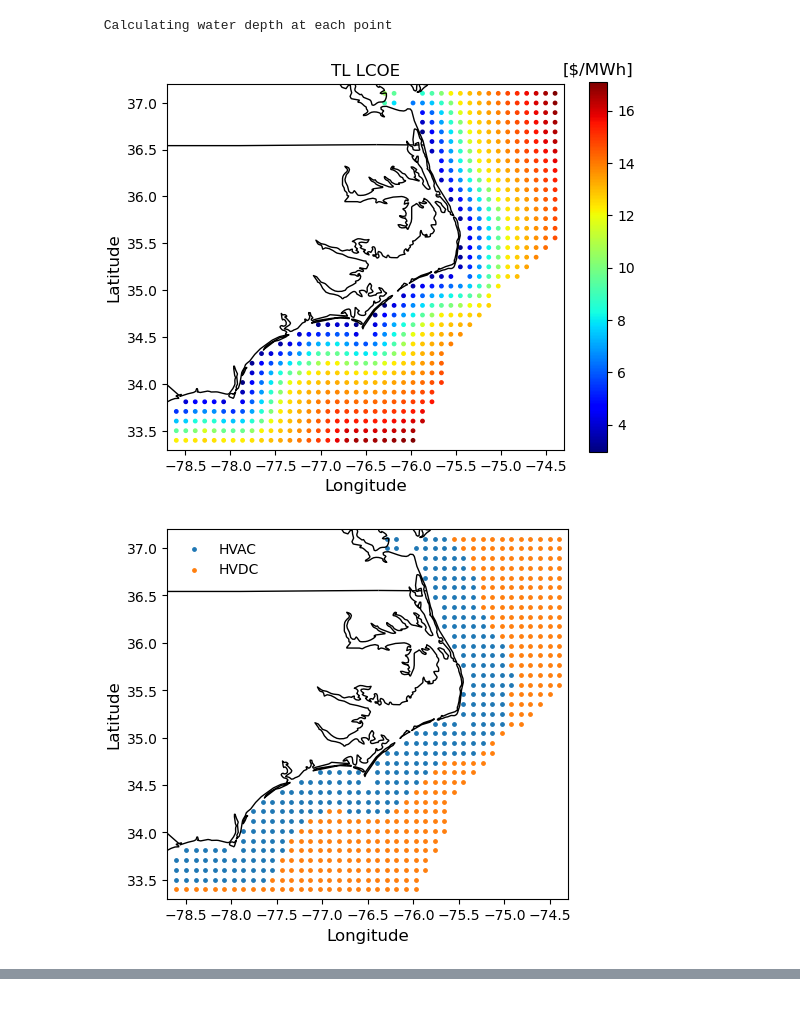
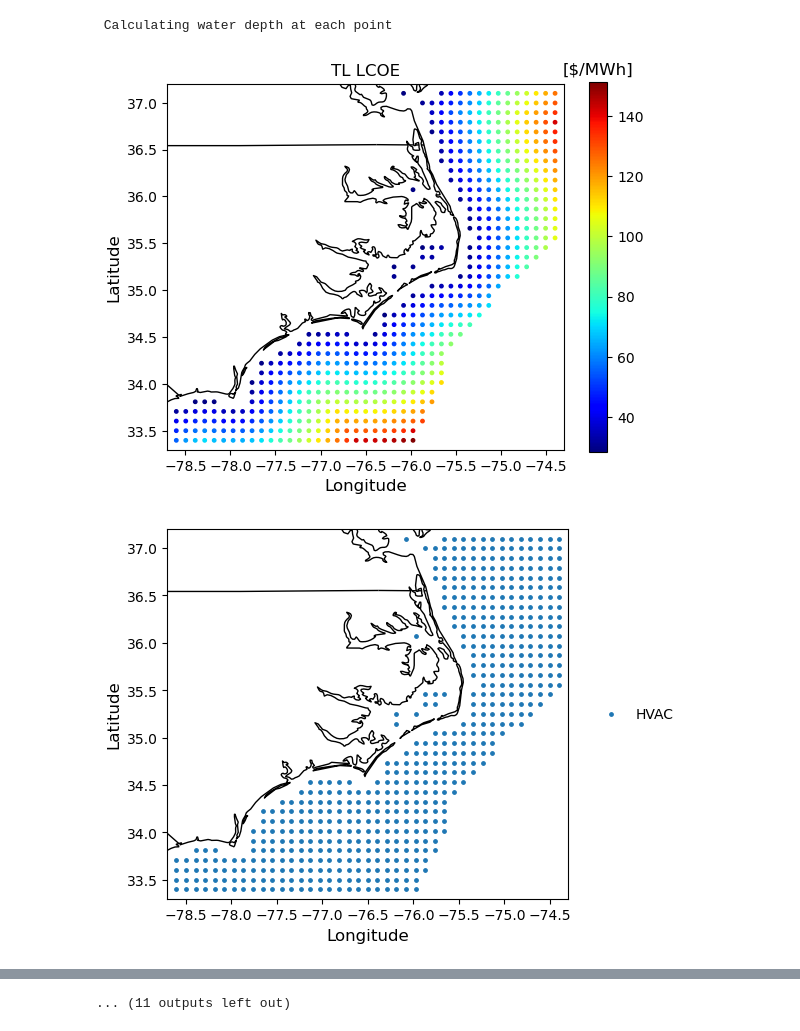
Before and after one commit to vaduraes/OceanPortfolioOptimization, a Jupyter notebook: Transmission.ipynb, the cells around one changed output, grey strips where cells are left out. Cells and saved outputs as stored; diff of their text form; code cells hidden in the pictures.

Commit message:
Add files and update code for wind energy analysis and transmission optimization

```diff
--- a/Transmission.ipynb
+++ b/Transmission.ipynb
@@ -29,25 +29,25 @@ DC_DataPath=InputDataPath+"/Transmission/DC_Cables_Param.xlsx"
 PlotPaths="./OutputData/Plots/"
 # %%
 RatedPower_Generation=15#[MW] #Maximum amout of power the transmission line can carry
-BestTransmissionParams=GetBestTransmission(InputDataPath, AC_DataPath, DC_DataPath, RatedPower_Generation, LatMaxMin=(33.5, 37), LongMaxMin=(-78.5, -74.5), StepsPerDegree=10, SavePath="./OutputData/Transmission_"+str(RatedPower_Generation)+"MW.npz")
+BestTransmissionParams=GetBestTransmission(InputDataPath, AC_DataPath, DC_DataPath, RatedPower_Generation, LatMaxMin=(33.5, 37), LongMaxMin=(-78.5, -74.5), StepsPerDegree=10, SavePath="./OutputData/Transmission/Transmission_"+str(RatedPower_Generation)+"MW.npz")
 
 RatedPower_Generation=60#[MW] #Maximum amout of power the transmission line can carry
-BestTransmissionParams=GetBestTransmission(InputDataPath, AC_DataPath, DC_DataPath, RatedPower_Generation, LatMaxMin=(33.5, 37), LongMaxMin=(-78.5, -74.5), StepsPerDegree=10, SavePath="./OutputData/Transmission_"+str(RatedPower_Generation)+"MW.npz")
+BestTransmissionParams=GetBestTransmission(InputDataPath, AC_DataPath, DC_DataPath, RatedPower_Generation, LatMaxMin=(33.5, 37), LongMaxMin=(-78.5, -74.5), StepsPerDegree=10, SavePath="./OutputData/Transmission/Transmission_"+str(RatedPower_Generation)+"MW.npz")
 
 RatedPower_Generation=100#[MW] #Maximum amout of power the transmission line can carry
-BestTransmissionParams=GetBestTransmission(InputDataPath, AC_DataPath, DC_DataPath, RatedPower_Generation, LatMaxMin=(33.5, 37), LongMaxMin=(-78.5, -74.5), StepsPerDegree=10, SavePath="./OutputData/Transmission_"+str(RatedPower_Generation)+"MW.npz")
+BestTransmissionParams=GetBestTransmission(InputDataPath, AC_DataPath, DC_DataPath, RatedPower_Generation, LatMaxMin=(33.5, 37), LongMaxMin=(-78.5, -74.5), StepsPerDegree=10, SavePath="./OutputData/Transmission/Transmission_"+str(RatedPower_Generation)+"MW.npz")
 
 RatedPower_Generation=300#[MW] #Maximum amout of power the transmission line can carry
-BestTransmissionParams=GetBestTransmission(InputDataPath, AC_DataPath, DC_DataPath, RatedPower_Generation, LatMaxMin=(33.5, 37), LongMaxMin=(-78.5, -74.5), StepsPerDegree=10, SavePath="./OutputData/Transmission_"+str(RatedPower_Generation)+"MW.npz")
+BestTransmissionParams=GetBestTransmission(InputDataPath, AC_DataPath, DC_DataPath, RatedPower_Generation, LatMaxMin=(33.5, 37), LongMaxMin=(-78.5, -74.5), StepsPerDegree=10, SavePath="./OutputData/Transmission/Transmission_"+str(RatedPower_Generation)+"MW.npz")
 
 RatedPower_Generation=600#[MW] #Maximum amout of power the transmission line can carry
-BestTransmissionParams=GetBestTransmission(InputDataPath, AC_DataPath, DC_DataPath, RatedPower_Generation, LatMaxMin=(33.5, 37), LongMaxMin=(-78.5, -74.5), StepsPerDegree=10, SavePath="./OutputData/Transmission_"+str(RatedPower_Generation)+"MW.npz")
+BestTransmissionParams=GetBestTransmission(InputDataPath, AC_DataPath, DC_DataPath, RatedPower_Generation, LatMaxMin=(33.5, 37), LongMaxMin=(-78.5, -74.5), StepsPerDegree=10, SavePath="./OutputData/Transmission/Transmission_"+str(RatedPower_Generation)+"MW.npz")
 
 RatedPower_Generation=1000#[MW] #Maximum amout of power the transmission line can carry
-BestTransmissionParams=GetBestTransmission(InputDataPath, AC_DataPath, DC_DataPath, RatedPower_Generation, LatMaxMin=(33.5, 37), LongMaxMin=(-78.5, -74.5), StepsPerDegree=10, SavePath="./OutputData/Transmission_"+str(RatedPower_Generation)+"MW.npz")
+BestTransmissionParams=GetBestTransmission(InputDataPath, AC_DataPath, DC_DataPath, RatedPower_Generation, LatMaxMin=(33.5, 37), LongMaxMin=(-78.5, -74.5), StepsPerDegree=10, SavePath="./OutputData/Transmission/Transmission_"+str(RatedPower_Generation)+"MW.npz")
 
 RatedPower_Generation=1200#[MW] #Maximum amout of power the transmission line can carry
-BestTransmissionParams=GetBestTransmission(InputDataPath, AC_DataPath, DC_DataPath, RatedPower_Generation, LatMaxMin=(33.5, 37), LongMaxMin=(-78.5, -74.5), StepsPerDegree=10, SavePath="./OutputData/Transmission_"+str(RatedPower_Generation)+"MW.npz")
+BestTransmissionParams=GetBestTransmission(InputDataPath, AC_DataPath, DC_DataPath, RatedPower_Generation, LatMaxMin=(33.5, 37), LongMaxMin=(-78.5, -74.5), StepsPerDegree=10, SavePath="./OutputData/Transmission/Transmission_"+str(RatedPower_Generation)+"MW.npz")
 # %% [output]
  Calculating distance to shore for viable site locations
  Calculating water depth at each point
@@ -66,19 +66,21 @@ BestTransmissionParams=GetBestTransmission(InputDataPath, AC_DataPath, DC_DataPa
 # %%
 RatedPower_Generation=1200
 
-Data=np.load("./OutputData/Transmission_"+str(RatedPower_Generation)+"MW.npz",allow_pickle=True)
-BestTransmissionParams=Data["TransmissionLineParameters"].item()
+for RatedPower_Generation in [15, 60, 100, 300, 600, 1000,1200]:
 
-PlotGeneralGeoData(BestTransmissionParams["TL_LatLong"], BestTransmissionParams["LCOE_SimpleApproximation"], GeoDataPath, ColorBarTitle="[$/MWh]", Title="TL LCOE", SavePath=PlotPaths+"/Transmission/TL_LCOE_"+str(RatedPower_Generation)+"MW", s=6, LatMaxMin=(33.3, 37.2), LongMaxMin=(-78.7, -74.3))
-PlotGeneralGeoData_Class(BestTransmissionParams["TL_LatLong"], BestTransmissionParams["S_Mode"], GeoDataPath, Title=None, SavePath=PlotPaths+"/Transmission/TL_ModeOfTransmission_"+str(RatedPower_Generation)+"MW", s=6, LatMaxMin=(33.3, 37.2), LongMaxMin=(-78.7, -74.3))
-PlotGeneralGeoData(BestTransmissionParams["TL_LatLong"], BestTransmissionParams["S_Efficiency"], GeoDataPath, ColorBarTitle="Eff", Title="TL Efficiency", SavePath=PlotPaths+"/Transmission/TL_Efficiency_"+str(RatedPower_Generation)+"MW", s=6, LatMaxMin=(33.3, 37.2), LongMaxMin=(-78.7, -74.3))
+    Data=np.load("./OutputData/Transmission/Transmission_"+str(RatedPower_Generation)+"MW.npz",allow_pickle=True)
+    BestTransmissionParams=Data["TransmissionLineParameters"].item()
 
-# PlotGeneralGeoData(BestTransmissionParams["TL_LatLong"], BestTransmissionParams["TL_ShoreDistance"], GeoDataPath, ColorBarTitle="[km]", Title="TL Distance to Shore", s=6, LatMaxMin=(33.3, 37.2), LongMaxMin=(-78.7, -74.3))
-# PlotGeneralGeoData(BestTransmissionParams["TL_LatLong"], BestTransmissionParams["TL_Depth"], GeoDataPath, ColorBarTitle="[m]", Title="TL Water Depth",  s=6, LatMaxMin=(33.3, 37.2), LongMaxMin=(-78.7, -74.3))
+    PlotGeneralGeoData(BestTransmissionParams["TL_LatLong"], BestTransmissionParams["LCOE_SimpleApproximation"], GeoDataPath, ColorBarTitle="[$/MWh]", Title="TL LCOE", SavePath=PlotPaths+"/Transmission/TL_LCOE_"+str(RatedPower_Generation)+"MW", s=6, LatMaxMin=(33.3, 37.2), LongMaxMin=(-78.7, -74.3))
+    PlotGeneralGeoData_Class(BestTransmissionParams["TL_LatLong"], BestTransmissionParams["S_Mode"], GeoDataPath, Title=None, SavePath=PlotPaths+"/Transmission/TL_ModeOfTransmission_"+str(RatedPower_Generation)+"MW", s=6, LatMaxMin=(33.3, 37.2), LongMaxMin=(-78.7, -74.3))
+    PlotGeneralGeoData(BestTransmissionParams["TL_LatLong"], BestTransmissionParams["S_Efficiency"], GeoDataPath, ColorBarTitle="Eff", Title="TL Efficiency", SavePath=PlotPaths+"/Transmission/TL_Efficiency_"+str(RatedPower_Generation)+"MW", s=6, LatMaxMin=(33.3, 37.2), LongMaxMin=(-78.7, -74.3))
 
+    # PlotGeneralGeoData(BestTransmissionParams["TL_LatLong"], BestTransmissionParams["TL_ShoreDistance"], GeoDataPath, ColorBarTitle="[km]", Title="TL Distance to Shore", s=6, LatMaxMin=(33.3, 37.2), LongMaxMin=(-78.7, -74.3))
+    # PlotGeneralGeoData(BestTransmissionParams["TL_LatLong"], BestTransmissionParams["TL_Depth"], GeoDataPath, ColorBarTitle="[m]", Title="TL Water Depth",  s=6, LatMaxMin=(33.3, 37.2), LongMaxMin=(-78.7, -74.3))
 
-# PlotGeneralGeoData(BestTransmissionParams["TL_LatLong"], BestTransmissionParams["TL_ShoreDistance"], GeoDataPath, ColorBarTitle="[km]", Title="TL Distance to Shore", SavePath=PlotPaths+"/Transmission/TL_Km2Shore_"+str(RatedPower_Generation)+"MW", s=6, LatMaxMin=(33.3, 37.2), LongMaxMin=(-78.7, -74.3))
-# PlotGeneralGeoData(BestTransmissionParams["TL_LatLong"], BestTransmissionParams["TL_Depth"], GeoDataPath, ColorBarTitle="[m]", Title="TL Water Depth", SavePath=PlotPaths+"/Transmission/TL_WaterDepth_"+str(RatedPower_Generation)+"MW", s=6, LatMaxMin=(33.3, 37.2), LongMaxMin=(-78.7, -74.3))
+    if RatedPower_Generation==15:
+        PlotGeneralGeoData(BestTransmissionParams["TL_LatLong"], BestTransmissionParams["TL_ShoreDistance"], GeoDataPath, ColorBarTitle="[km]", Title="TL Distance to Shore", SavePath=PlotPaths+"/Transmission/TL_Km2Shore_"+str(RatedPower_Generation)+"MW", s=6, LatMaxMin=(33.3, 37.2), LongMaxMin=(-78.7, -74.3))
+        PlotGeneralGeoData(BestTransmissionParams["TL_LatLong"], BestTransmissionParams["TL_Depth"], GeoDataPath, ColorBarTitle="[m]", Title="TL Water Depth", SavePath=PlotPaths+"/Transmission/TL_WaterDepth_"+str(RatedPower_Generation)+"MW", s=6, LatMaxMin=(33.3, 37.2), LongMaxMin=(-78.7, -74.3))
 # %% [output]
-[figure, old version]
+[figure, new version]
-[figure, old version]
+[figure, new version]
@@ -85,0 +97 @@ PlotGeneralGeoData(BestTransmissionParams["TL_LatLong"], BestTransmissionParams[
+... (11 outputs left out)
```
Also changed, not shown: parts of 1 cell of this notebook, 39 other files.
